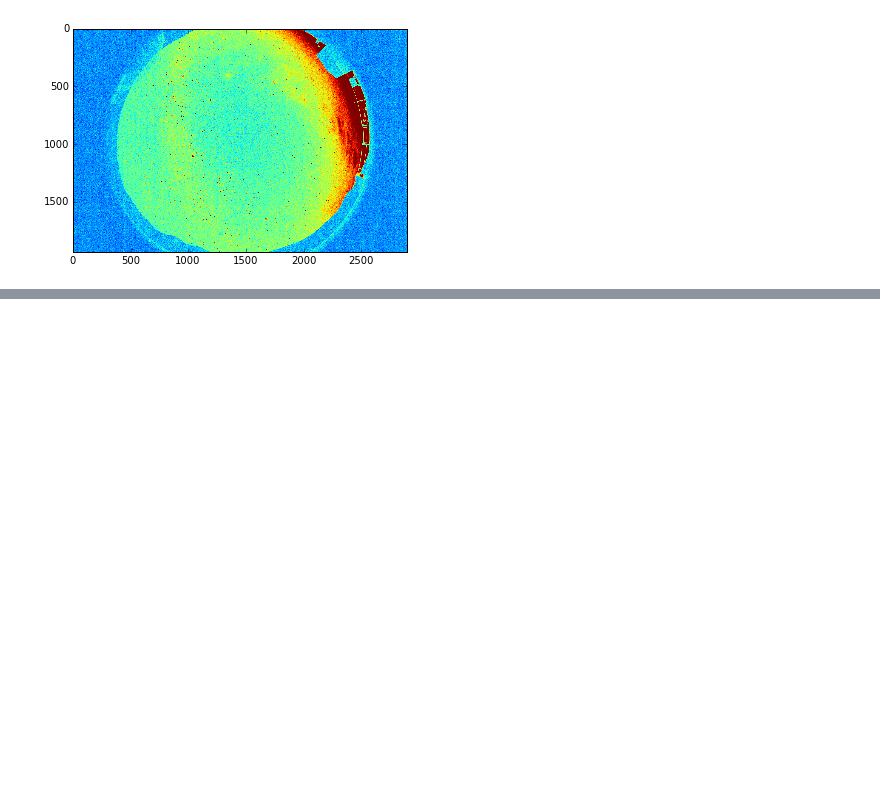
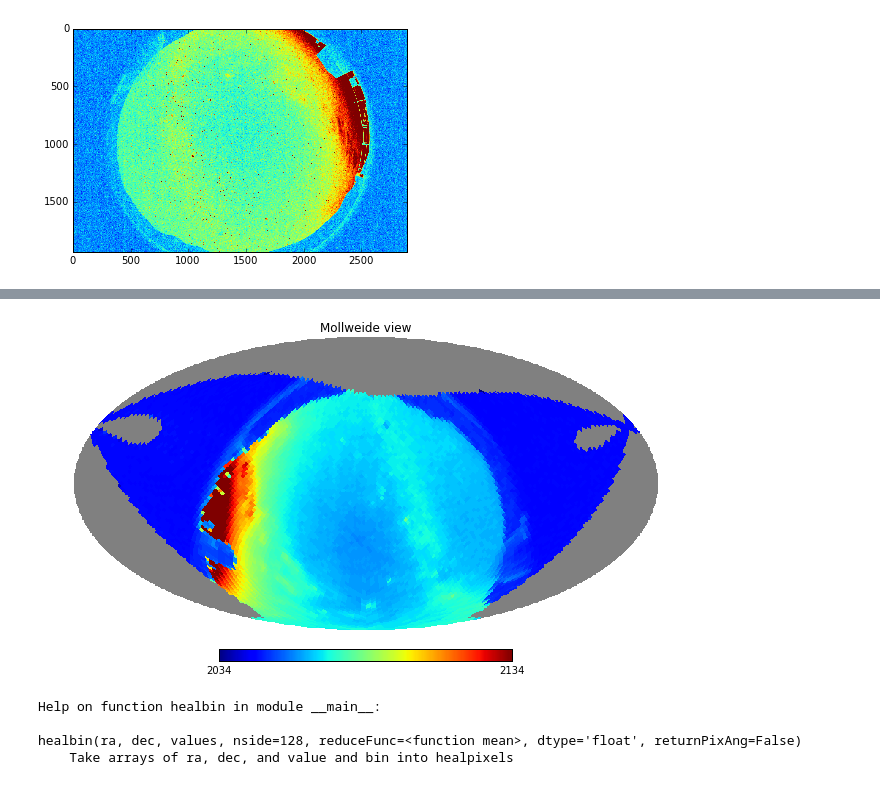
Before and after one commit to yoachim/ScratchStuff, a Jupyter notebook: allSkyCoords/checkProj.ipynb, the cells around one changed output, grey strips where cells are left out. Saved outputs shown, nothing was run; the diff lists cells and outputs as text; code cells hidden in the pictures; blank space fills up the shorter version.

```diff
--- a/allSkyCoords/checkProj.ipynb
+++ b/allSkyCoords/checkProj.ipynb
@@ -45,0 +69,13 @@ hp.mollview(healMap, max=2134)
+# %%
+healMap = healbin(np.radians(coords['f2']), np.radians(coords['f3']),
+                  image[coords['f1'],coords['f0'] ],nside=32, reduceFunc=np.median  )
+hp.mollview(healMap, max=2134)
+# %% [output]
+[figure, added]
+# %%
+help(healbin)
+# %% [output]
+Help on function healbin in module __main__:
+
+healbin(ra, dec, values, nside=128, reduceFunc=<function mean>, dtype='float', returnPixAng=False)
+    Take arrays of ra, dec, and value and bin into healpixels
```
Also changed, not shown: parts of 6 cells of this notebook.
